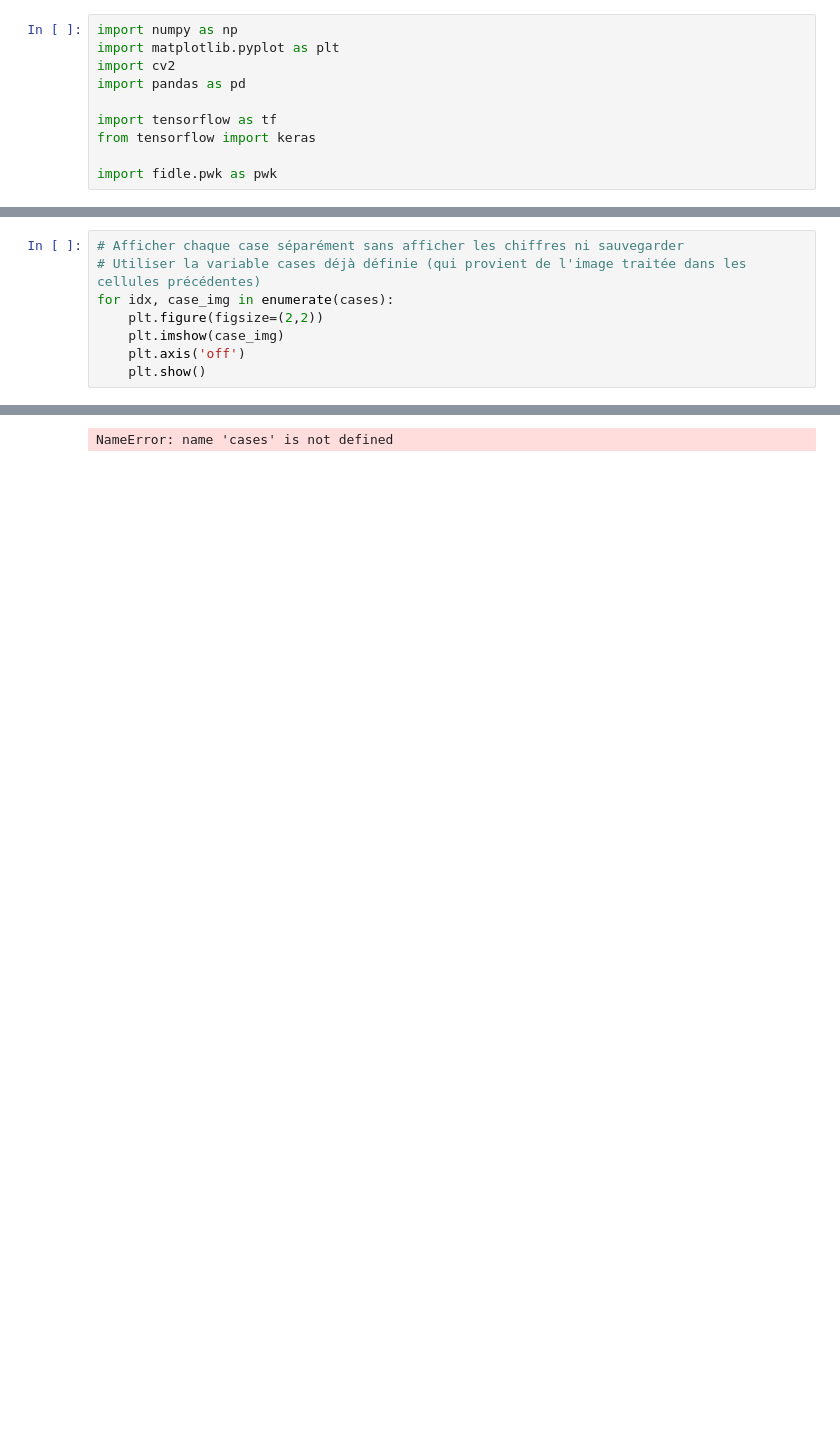
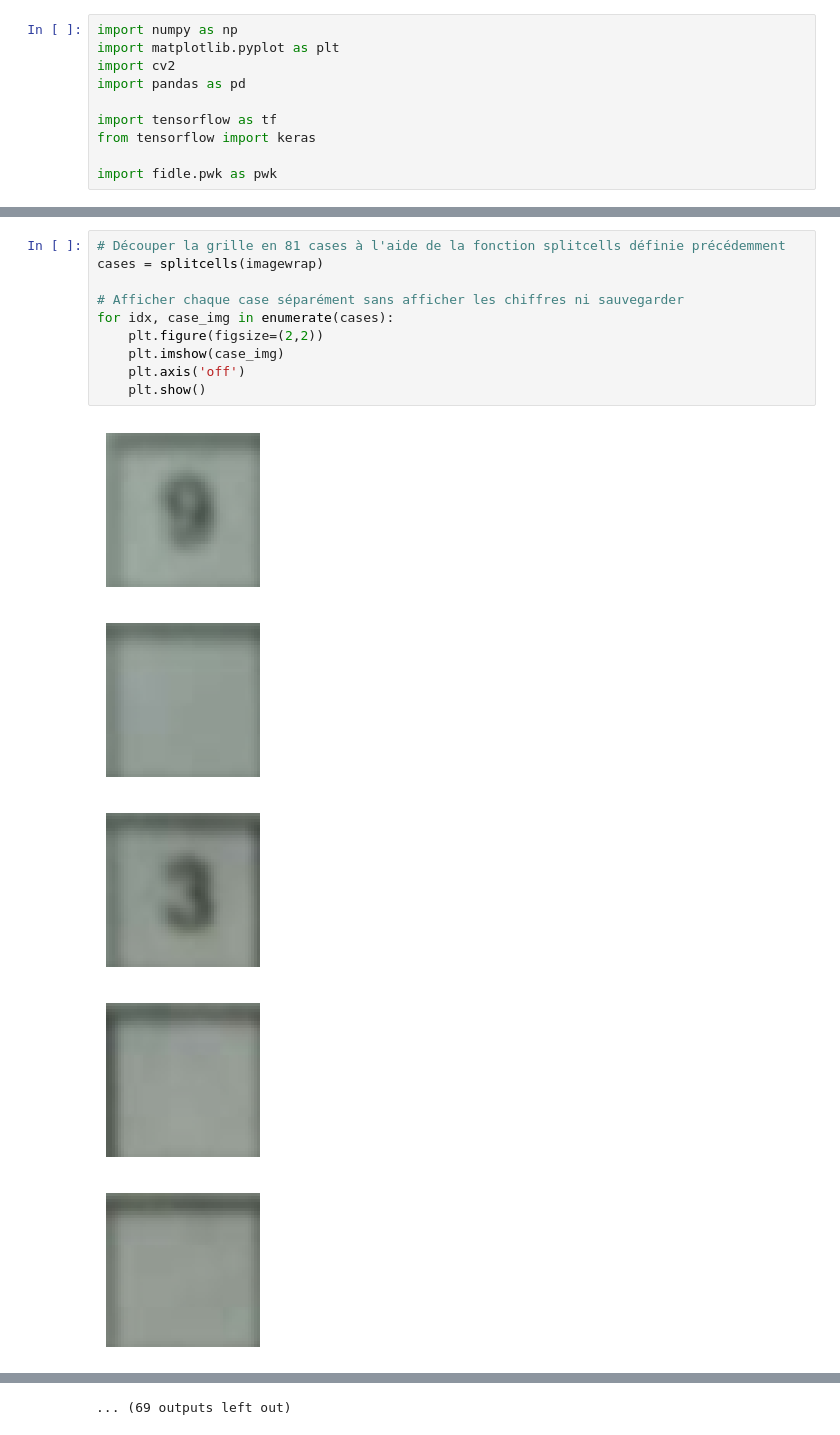
Before and after one commit to Gregory-Debruyne/r-solution-de-sudoku, a Jupyter notebook: Détection grille.ipynb, the cells around one changed output, grey strips where cells are left out. Saved outputs shown, nothing was run; the diff lists cells and outputs as text; blank space fills up the shorter version.

```diff
--- a/Détection grille.ipynb
+++ b/Détection grille.ipynb
@@ -134,9 +134,16 @@ plt.show()
 # %%
+# Découper la grille en 81 cases à l'aide de la fonction splitcells définie précédemment
+cases = splitcells(imagewrap)
+
 # Afficher chaque case séparément sans afficher les chiffres ni sauvegarder
-# Utiliser la variable cases déjà définie (qui provient de l'image traitée dans les cellules précédentes)
 for idx, case_img in enumerate(cases):
     plt.figure(figsize=(2,2))
     plt.imshow(case_img)
     plt.axis('off')
     plt.show()
 # %% [output]
+[figure, added]
+[figure, added]
+[figure, added]
+[figure, added]
+[figure, added]
@@ -143,4 +157,4 @@ for idx, case_img in enumerate(cases):
-NameError: name 'cases' is not defined
+... (69 outputs left out)
 # %%
 df = pd.read_csv(os.path.join(S_folder, solution), delimiter="\t")  # ou delimiter=";" ou ","
 # Afficher uniquement les chiffres (lignes 1 à 9)
```
Also changed, not shown: parts of 7 cells of this notebook, 1 other file.
